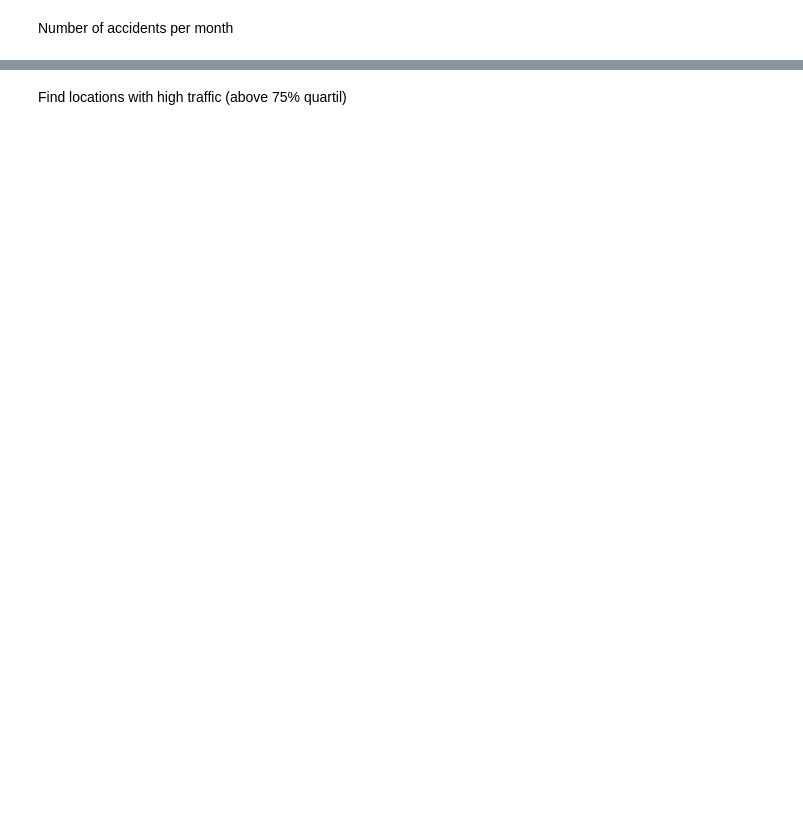
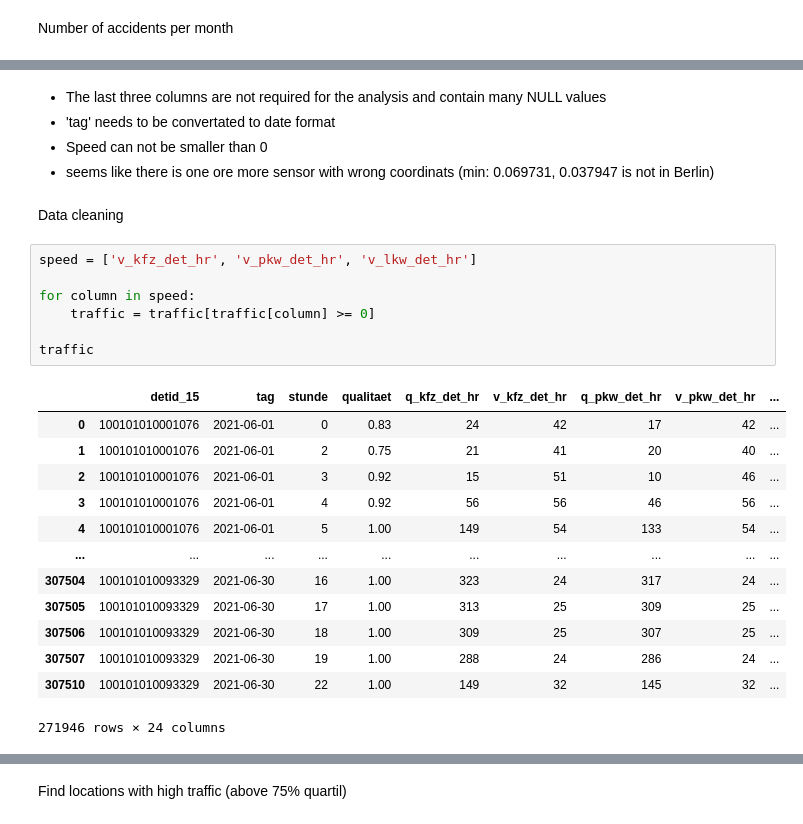
Before and after one commit to helenakohl/2023-amse-template, a Jupyter notebook: exploration.ipynb, the cells around one changed output, grey strips where cells are left out. Saved outputs shown, nothing was run; the diff lists cells and outputs as text; blank space fills up the shorter version.

```diff
--- a/exploration.ipynb
+++ b/exploration.ipynb
@@ -194,0 +189,28 @@ df2_sensors.describe()
+# %% [markdown]
+- The last three columns are not required for the analysis and contain many NULL values
+- 'tag' needs to be convertated to date format
+- Speed can not be smaller than 0
+- seems like there is one ore more sensor with wrong coordinats (min: 0.069731, 0.037947 is not in Berlin)
+# %% [markdown]
+Data cleaning
+# %%
+speed = ['v_kfz_det_hr', 'v_pkw_det_hr', 'v_lkw_det_hr']
+
+for column in speed:
+    traffic = traffic[traffic[column] >= 0]
+
+traffic
+# %% [output]
+|  | detid_15 | tag | stunde | qualitaet | q_kfz_det_hr | v_kfz_det_hr | q_pkw_det_hr | v_pkw_det_hr | ... |
+| 0 | 100101010001076 | 2021-06-01 | 0 | 0.83 | 24 | 42 | 17 | 42 | ... |
+| 1 | 100101010001076 | 2021-06-01 | 2 | 0.75 | 21 | 41 | 20 | 40 | ... |
+| 2 | 100101010001076 | 2021-06-01 | 3 | 0.92 | 15 | 51 | 10 | 46 | ... |
+| 3 | 100101010001076 | 2021-06-01 | 4 | 0.92 | 56 | 56 | 46 | 56 | ... |
+| 4 | 100101010001076 | 2021-06-01 | 5 | 1.00 | 149 | 54 | 133 | 54 | ... |
+| ... | ... | ... | ... | ... | ... | ... | ... | ... | ... |
+| 307504 | 100101010093329 | 2021-06-30 | 16 | 1.00 | 323 | 24 | 317 | 24 | ... |
+| 307505 | 100101010093329 | 2021-06-30 | 17 | 1.00 | 313 | 25 | 309 | 25 | ... |
+| 307506 | 100101010093329 | 2021-06-30 | 18 | 1.00 | 309 | 25 | 307 | 25 | ... |
+| 307507 | 100101010093329 | 2021-06-30 | 19 | 1.00 | 288 | 24 | 286 | 24 | ... |
+| 307510 | 100101010093329 | 2021-06-30 | 22 | 1.00 | 149 | 32 | 145 | 32 | ... |
+271946 rows × 24 columns
```
Also changed, not shown: parts of 46 cells of this notebook, 1 other file.
